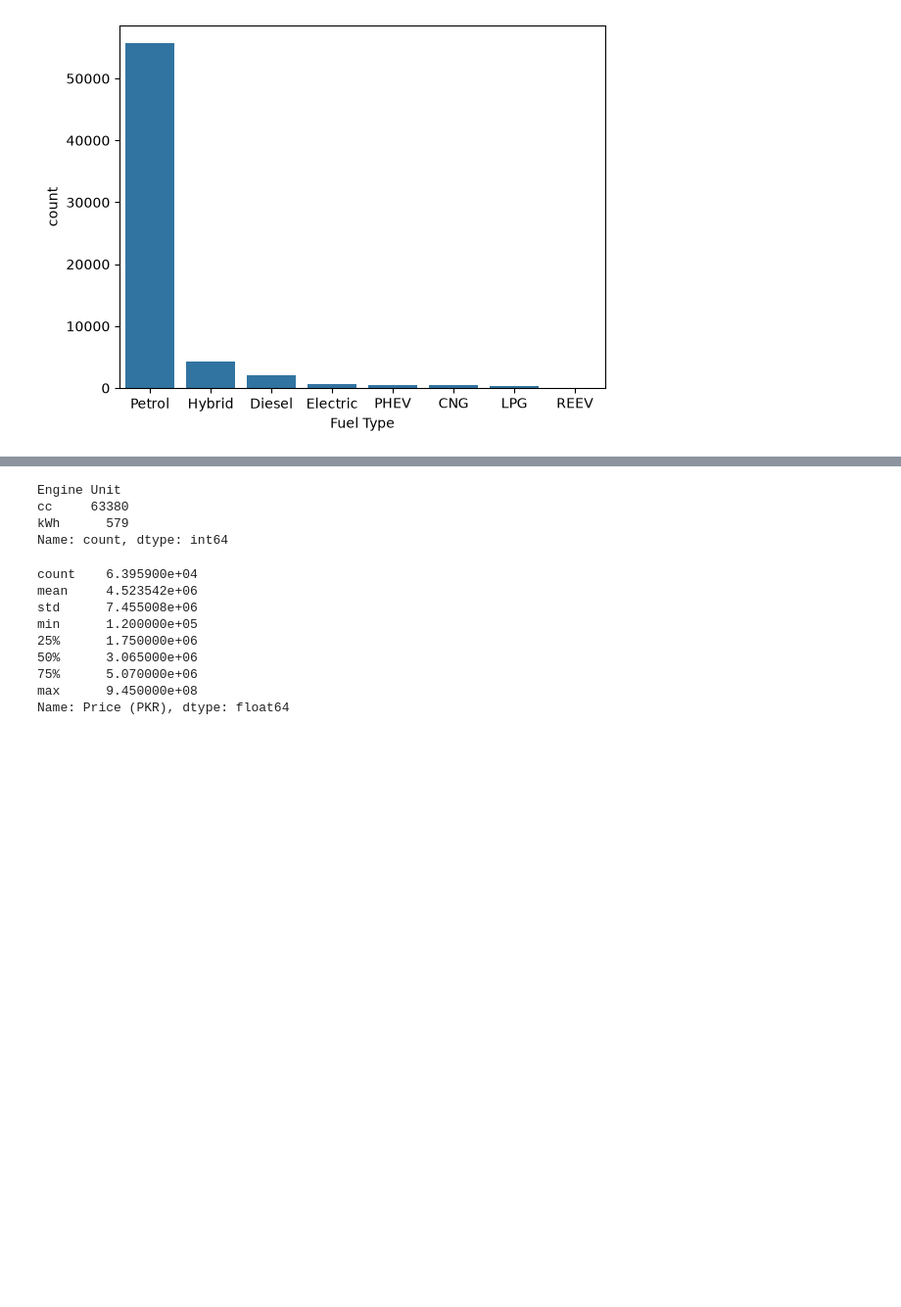
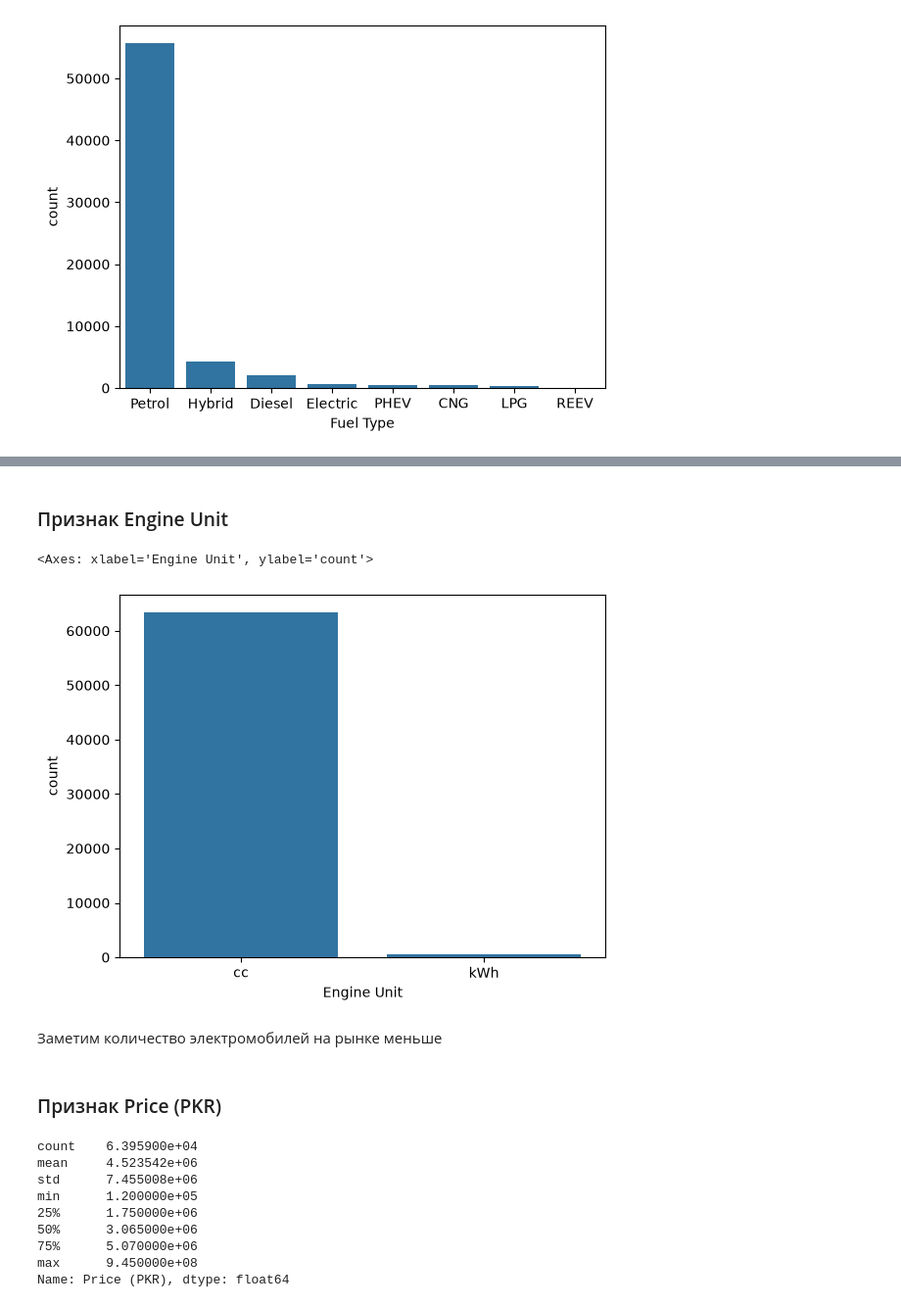
Before and after one commit to Aldelory/ML_Task_2, a Jupyter notebook: data_cleaning.ipynb, the cells around one changed output, grey strips where cells are left out. Shown at 98% size. Drawn from its saved outputs; the diff is of its cells as text; code cells hidden in the pictures; blank space fills up the shorter version.

```diff
--- a/data_cleaning.ipynb
+++ b/data_cleaning.ipynb
@@ -279,10 +254,14 @@ Name: count, dtype: int64
+# %% [markdown]
+### Признак Engine Unit
 # %%
-df['Engine Unit'].value_counts()
+sns.barplot(df['Engine Unit'].value_counts())
 # %% [output]
-Engine Unit
-cc     63380
-kWh      579
-Name: count, dtype: int64
+<Axes: xlabel='Engine Unit', ylabel='count'>
+[figure, added]
+# %% [markdown]
+Заметим количество электромобилей на рынке меньше
+# %% [markdown]
+### Признак Price (PKR)
 # %%
 df['Price (PKR)'].describe()
 # %% [output]
```
Also changed, not shown: parts of 48 cells of this notebook, 1 other file.
